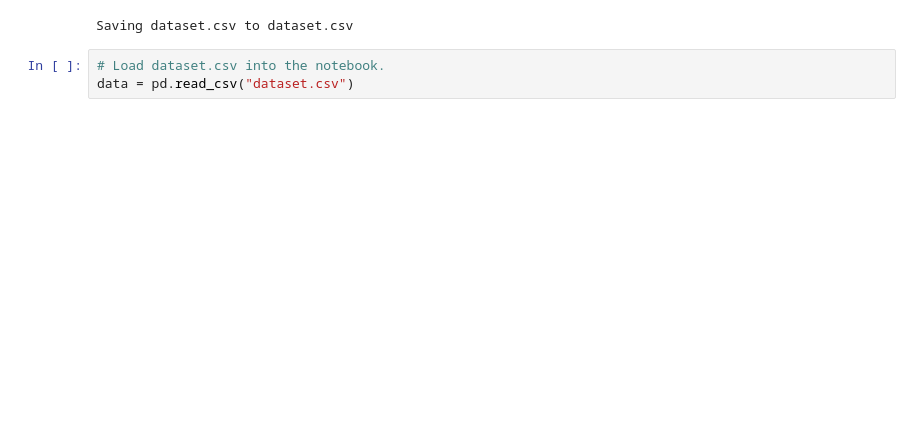
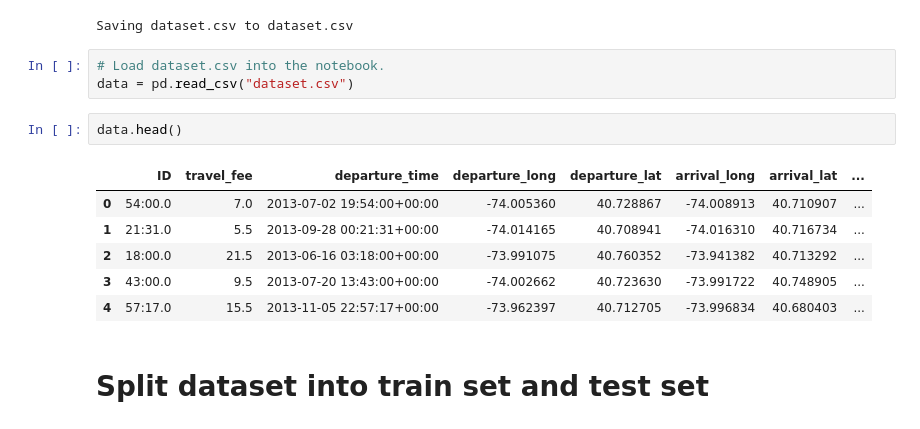
Before and after one commit to EricChan12311/DMA, a Jupyter notebook: DataMining.ipynb, the cells around one changed output. Drawn from its saved outputs; the diff is of its cells as text; blank space fills up the shorter version.

```diff
--- a/DataMining.ipynb
+++ b/DataMining.ipynb
@@ -16,3 +15,14 @@ Saving dataset.csv to dataset.csv
 # %%
 # Load dataset.csv into the notebook.
 data = pd.read_csv("dataset.csv")
+# %%
+data.head()
+# %% [output]
+|  | ID | travel_fee | departure_time | departure_long | departure_lat | arrival_long | arrival_lat | ... |
+| 0 | 54:00.0 | 7.0 | 2013-07-02 19:54:00+00:00 | -74.005360 | 40.728867 | -74.008913 | 40.710907 | ... |
+| 1 | 21:31.0 | 5.5 | 2013-09-28 00:21:31+00:00 | -74.014165 | 40.708941 | -74.016310 | 40.716734 | ... |
+| 2 | 18:00.0 | 21.5 | 2013-06-16 03:18:00+00:00 | -73.991075 | 40.760352 | -73.941382 | 40.713292 | ... |
+| 3 | 43:00.0 | 9.5 | 2013-07-20 13:43:00+00:00 | -74.002662 | 40.723630 | -73.991722 | 40.748905 | ... |
+| 4 | 57:17.0 | 15.5 | 2013-11-05 22:57:17+00:00 | -73.962397 | 40.712705 | -73.996834 | 40.680403 | ... |
+# %% [markdown]
+# Split dataset into train set and test set
```
Also changed, not shown: parts of 7 cells of this notebook.
